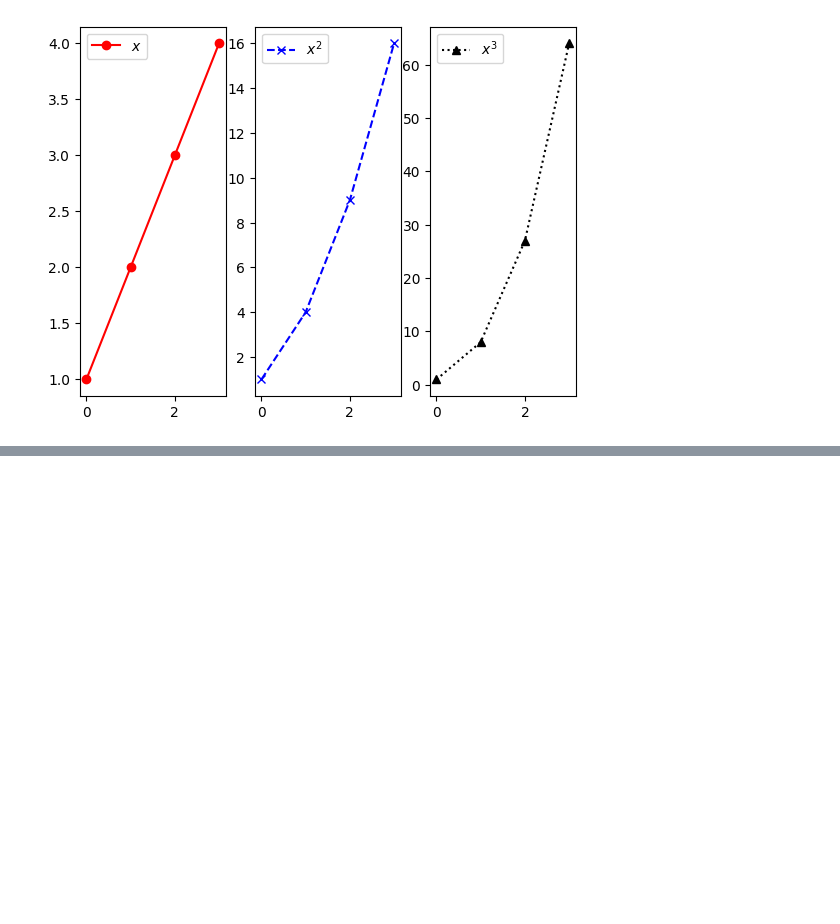
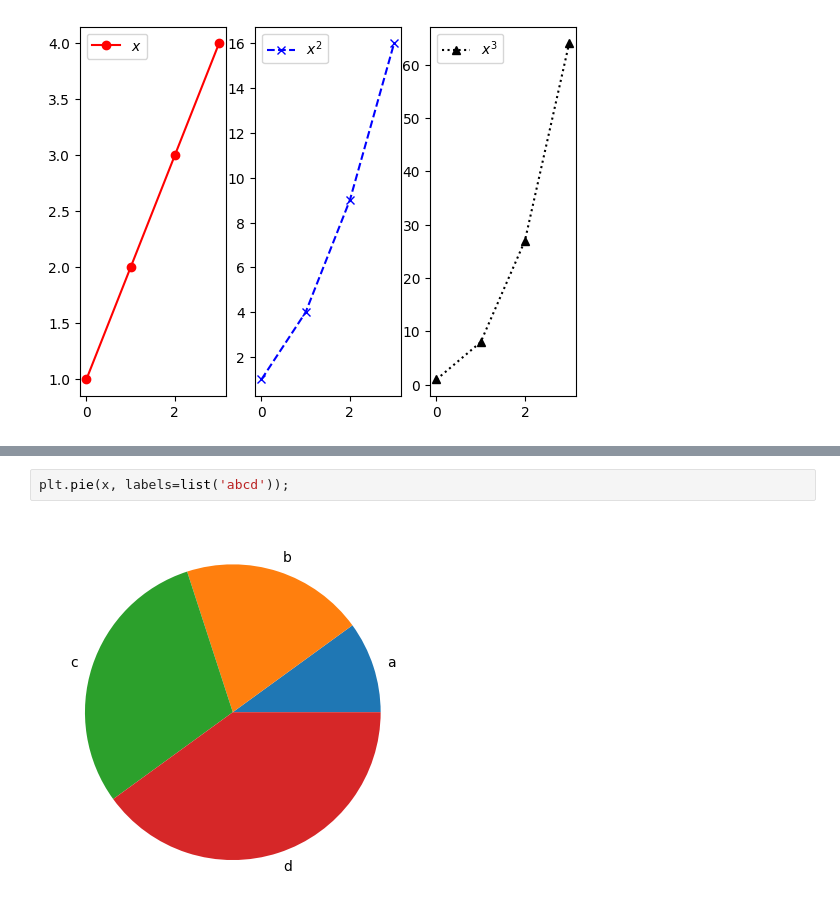
Before and after one commit to vcdemy/20240416, a Jupyter notebook: 2040416筆記.ipynb, the cells around one changed output, grey strips where cells are left out. Cells and saved outputs as stored; diff of their text form; blank space fills up the shorter version.

```diff
--- a/2040416筆記.ipynb
+++ b/2040416筆記.ipynb
@@ -467,0 +474,4 @@ plt.legend()
+# %%
+plt.pie(x, labels=list('abcd'));
+# %% [output]
+[figure, added]
```
Also changed, not shown: parts of 2 cells of this notebook.
